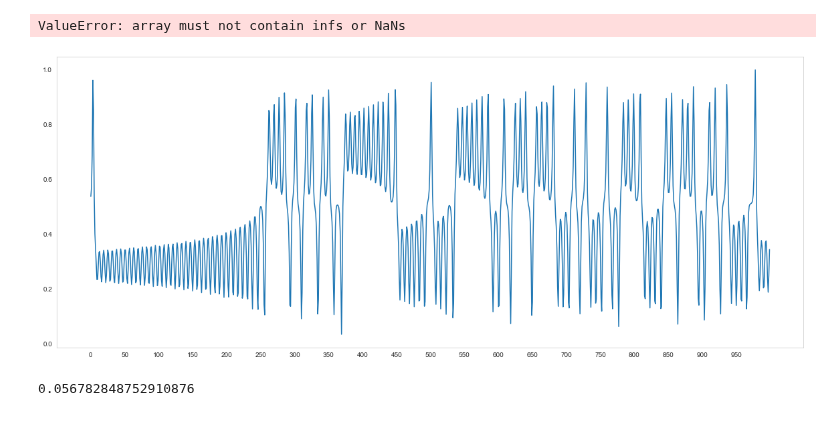
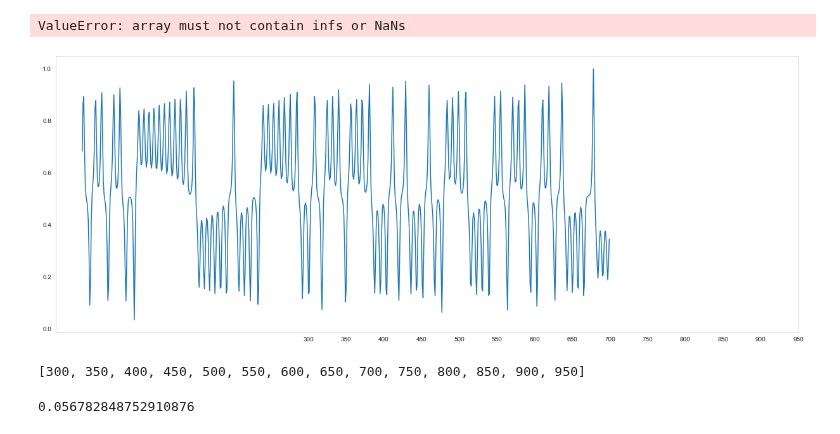
Before and after one commit to BorovTech/Timeseries_project, a Jupyter notebook: Ent_Compl.ipynb, the cells around one changed output. Cells and saved outputs as stored; diff of their text form; code cells hidden in the pictures.

```diff
--- a/Ent_Compl.ipynb
+++ b/Ent_Compl.ipynb
@@ -245,13 +245,17 @@ class Lorentz:
 # %%
 xs, _, _ = Lorentz().generate(0.1, 100000)
 xs = (xs - xs.min()) / (xs.max() - xs.min())
-plt.figure(figsize=(20, 8))
-plt.plot(xs[:1000])
-plt.xticks([i for i in range(0, 1000, 50)])
+plt.figure(figsize=(21, 8))
+plt.plot(xs[300:1000])
+plt.xticks([i for i in range(300, 1000, 50)])
 plt.grid()
 plt.show()
 # %% [output]
-[figure, old version]
+[figure, new version]
+# %%
+[i for i in range(300, 1000, 50)]
+# %% [output]
+[300, 350, 400, 450, 500, 550, 600, 650, 700, 750, 800, 850, 900, 950]
 # %%
 plt.figure(figsize=(12, 7))
 
```
Also changed, not shown: 17 other files.
